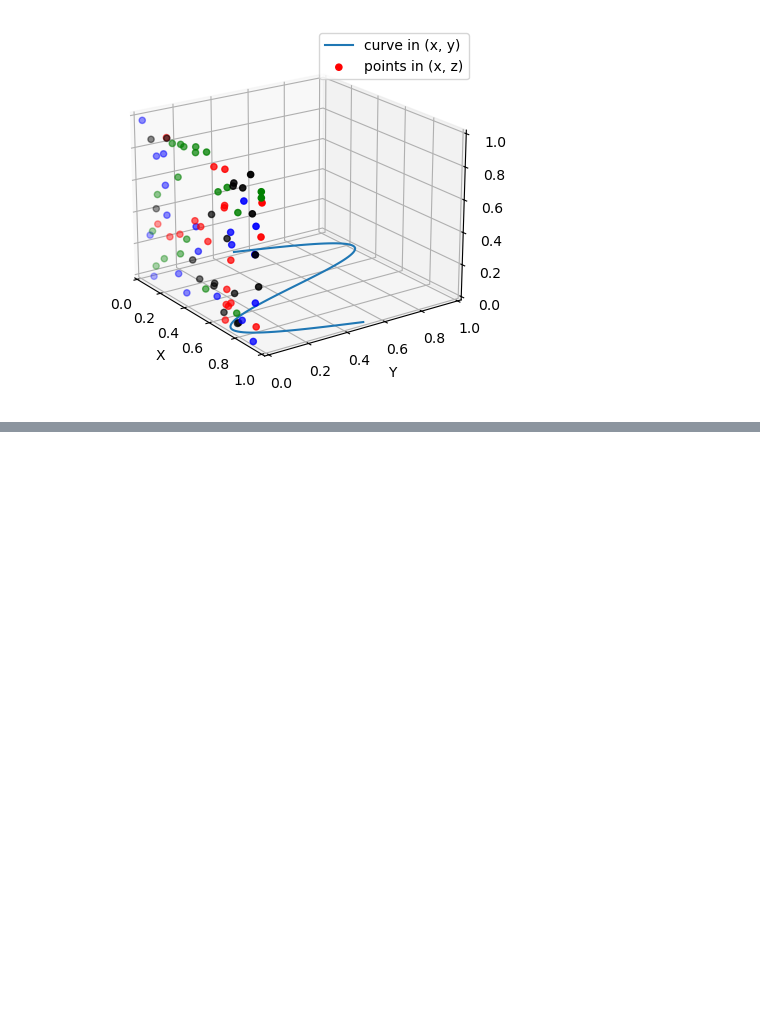
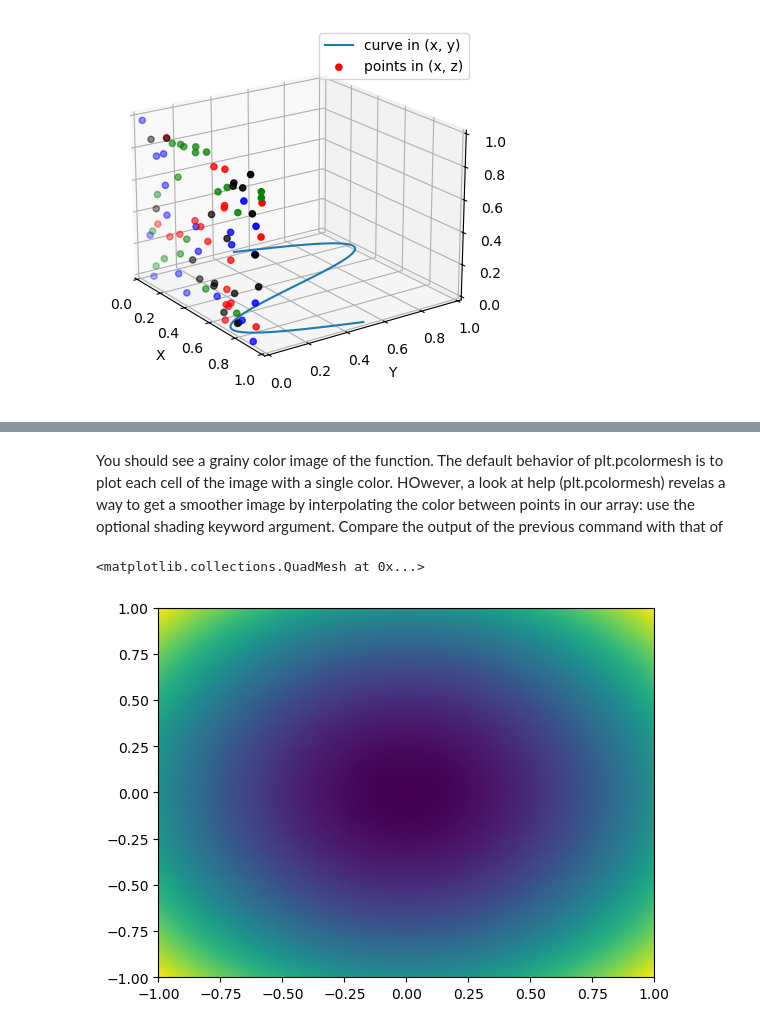
Before and after one commit to e-d-p-9/Physical-Modeling-with-Python, a Jupyter notebook: Ch6/ch6-notes.ipynb, the cells around one changed output, grey strips where cells are left out. Drawn from its saved outputs; the diff is of its cells as text; code cells hidden in the pictures; blank space fills up the shorter version.

```diff
--- a/Ch6/ch6-notes.ipynb
+++ b/Ch6/ch6-notes.ipynb
@@ -756,0 +768,7 @@ plt.show()
+# %% [markdown]
+You should see a grainy color image of the function. The default behavior of plt.pcolormesh is to plot each cell of the image with a single color.  HOwever, a look at help (plt.pcolormesh) revelas a way to get a smoother image by interpolating the color between points in our array: use the optional shading keyword argument. Compare the output of the previous command with that of
+# %%
+plt.pcolormesh(X, Y, Z, shading='gouraud')
+# %% [output]
+<matplotlib.collections.QuadMesh at 0x...>
+[figure, added]
```
Also changed, not shown: parts of 6 cells of this notebook.
